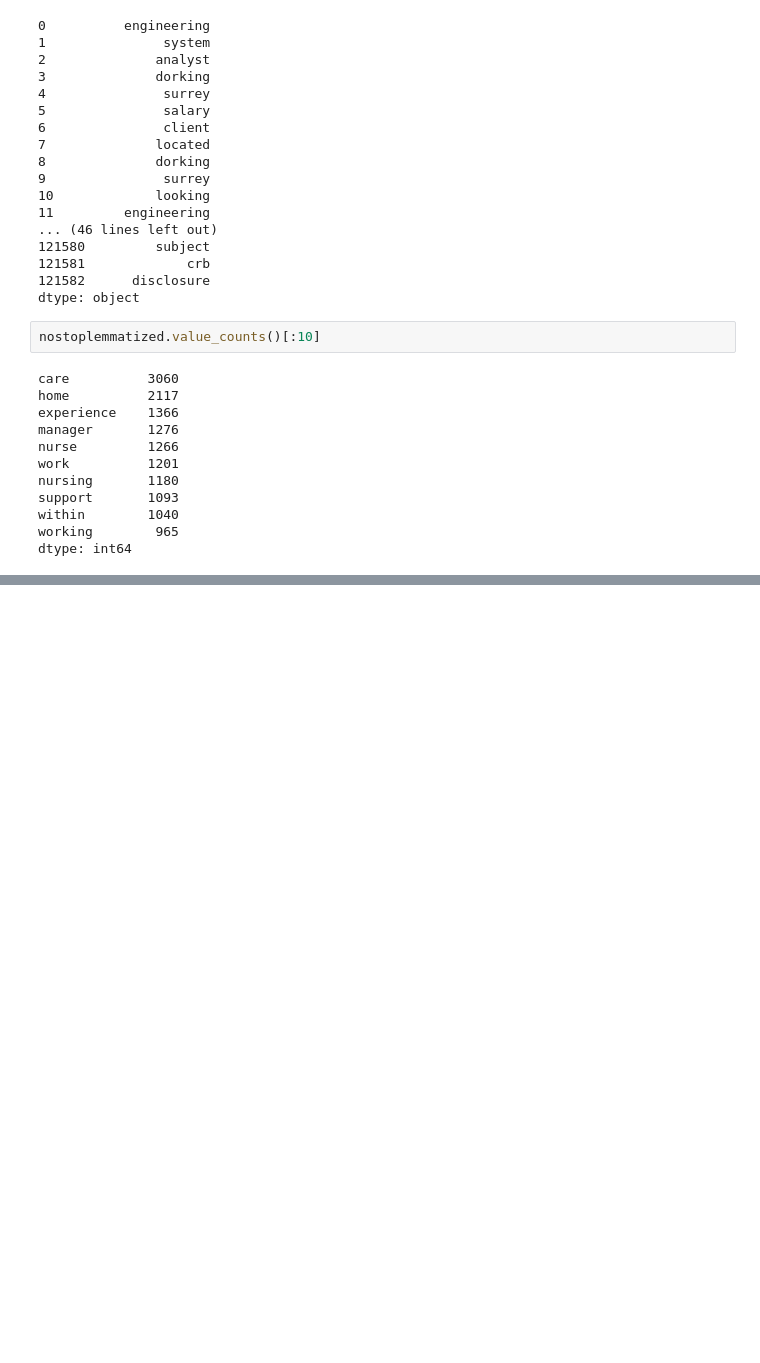
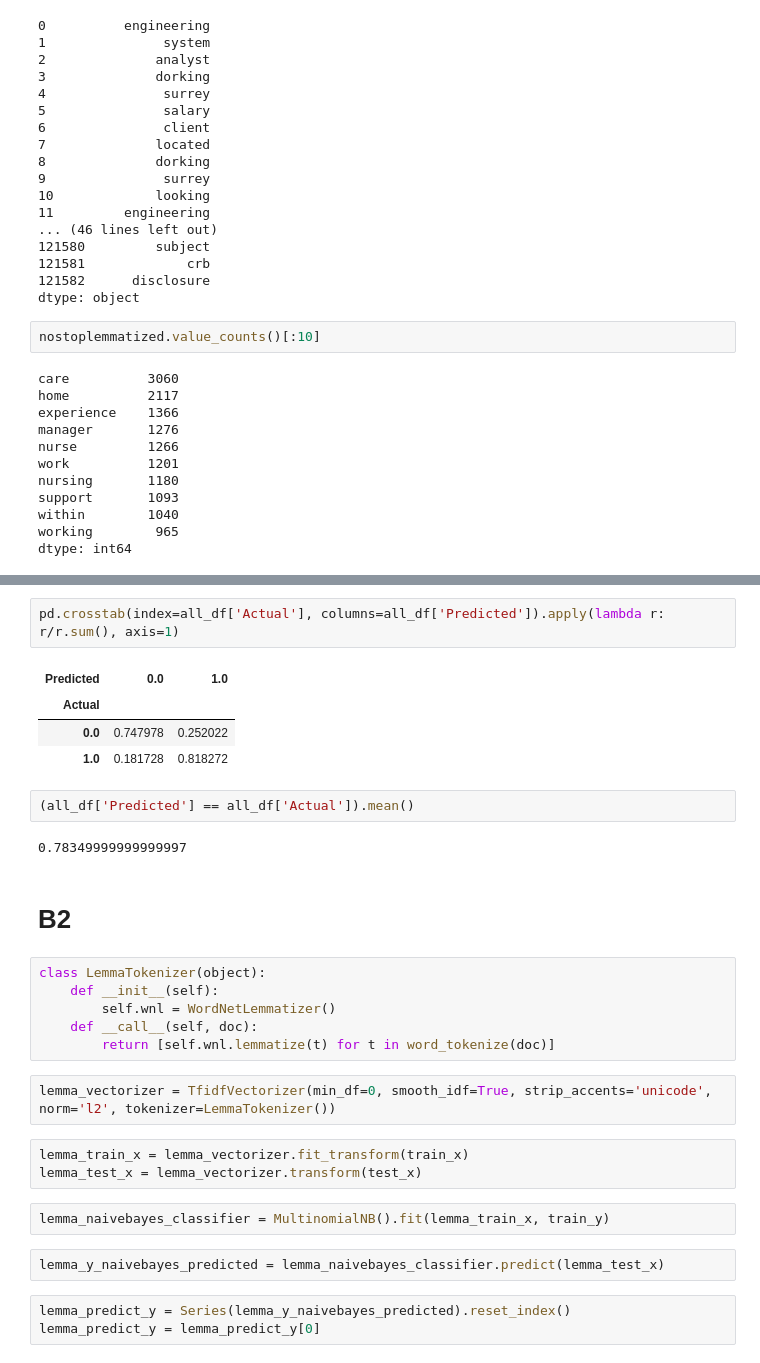
Before and after one commit to AnthonyGarino/Anthony-Text-Analytics, a Jupyter notebook: Garino Text HW 1.ipynb, the cells around one changed output, grey strips where cells are left out. Drawn from its saved outputs; the diff is of its cells as text; blank space fills up the shorter version.

```diff
--- a/Garino Text HW 1.ipynb
+++ b/Garino Text HW 1.ipynb
@@ -244,0 +359,31 @@ dtype: int64
+# %%
+pd.crosstab(index=all_df['Actual'], columns=all_df['Predicted']).apply(lambda r: r/r.sum(), axis=1)
+# %% [output]
+| Predicted | 0.0 | 1.0 |
+| Actual |  |  |
+| 0.0 | 0.747978 | 0.252022 |
+| 1.0 | 0.181728 | 0.818272 |
+# %%
+(all_df['Predicted'] == all_df['Actual']).mean()
+# %% [output]
+0.78349999999999997
+# %% [markdown]
+# B2
+# %%
+class LemmaTokenizer(object):
+    def __init__(self):
+        self.wnl = WordNetLemmatizer()
+    def __call__(self, doc):
+        return [self.wnl.lemmatize(t) for t in word_tokenize(doc)]
+# %%
+lemma_vectorizer = TfidfVectorizer(min_df=0, smooth_idf=True, strip_accents='unicode', norm='l2', tokenizer=LemmaTokenizer())
+# %%
+lemma_train_x = lemma_vectorizer.fit_transform(train_x)
+lemma_test_x = lemma_vectorizer.transform(test_x)
+# %%
+lemma_naivebayes_classifier = MultinomialNB().fit(lemma_train_x, train_y)
+# %%
+lemma_y_naivebayes_predicted = lemma_naivebayes_classifier.predict(lemma_test_x)
+# %%
+lemma_predict_y = Series(lemma_y_naivebayes_predicted).reset_index()
+lemma_predict_y = lemma_predict_y[0]
```
Also changed, not shown: parts of 31 cells of this notebook.
